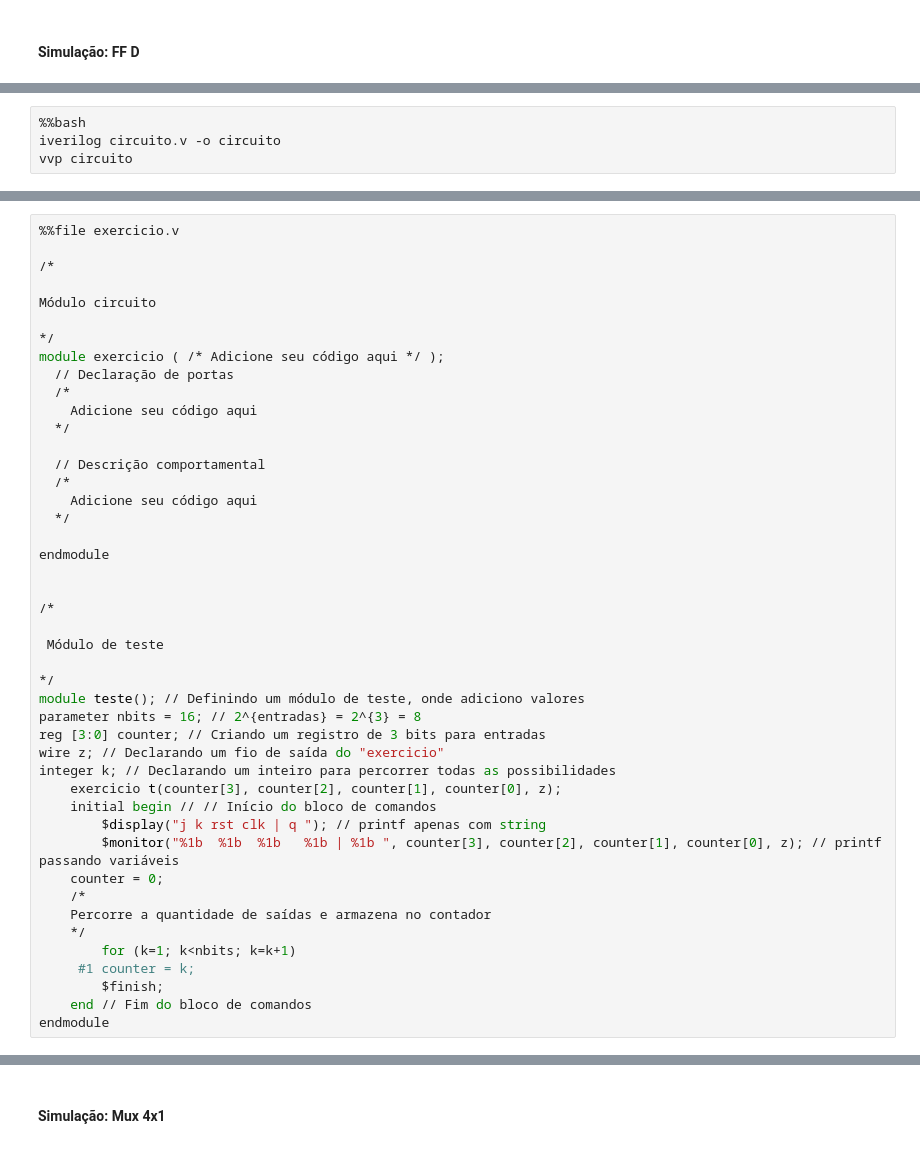
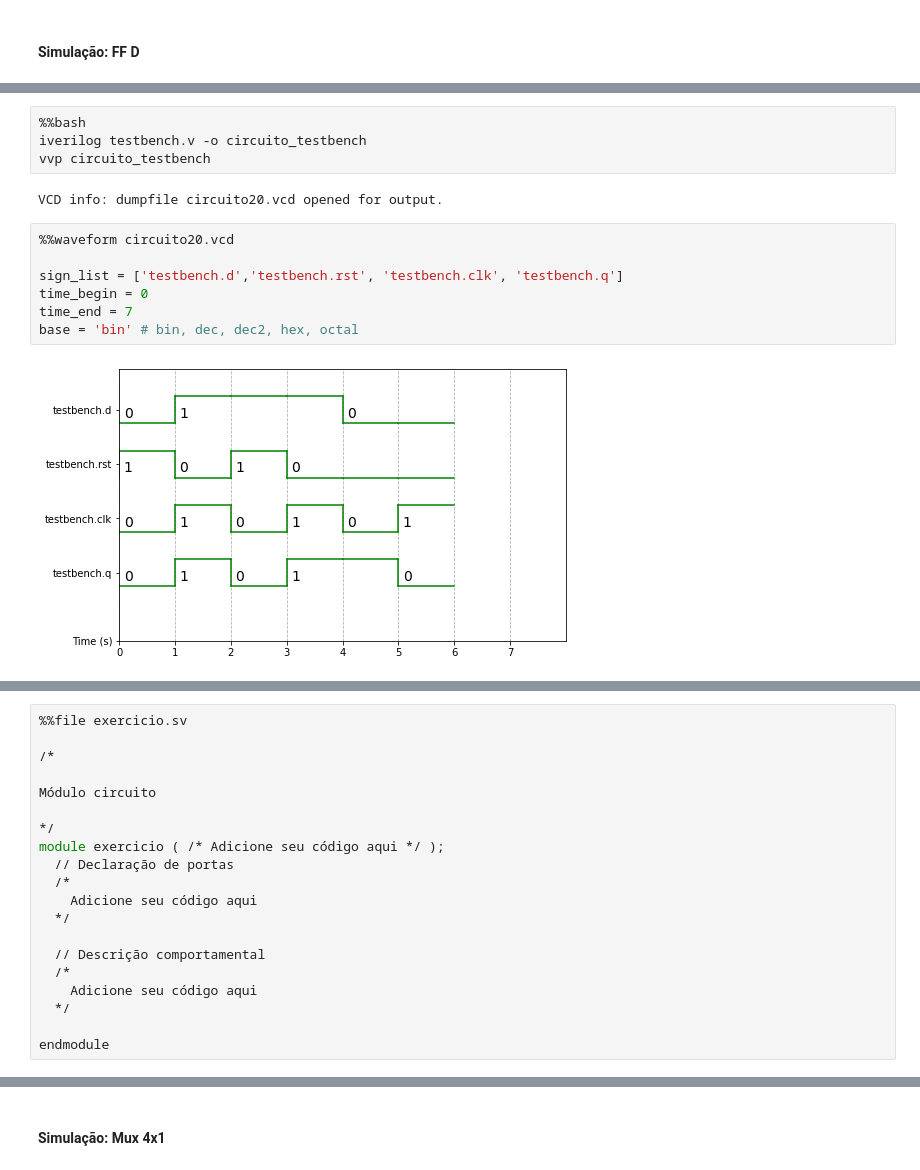
Before and after one commit to petrucior/verilog, a Jupyter notebook: verilog.ipynb, the cells around one changed output, grey strips where cells are left out. Drawn from its saved outputs; the diff is of its cells as text.

```diff
--- a/verilog.ipynb
+++ b/verilog.ipynb
@@ -2909,54 +2996,40 @@ endmodule
 # %%
 %%bash
-iverilog circuito.v -o circuito
-vvp circuito
+iverilog testbench.v -o circuito_testbench
+vvp circuito_testbench
+# %% [output]
+VCD info: dumpfile circuito20.vcd opened for output.
+# %%
+%%waveform circuito20.vcd
+
+sign_list = ['testbench.d','testbench.rst', 'testbench.clk', 'testbench.q']
+time_begin = 0
+time_end = 7
+base = 'bin' # bin, dec, dec2, hex, octal
+# %% [output]
+[figure, added]
 # %% [markdown]
 #### Exercício
 Descreva um Flip-Flop JK com entrada de reset em Verilog utilizando a **abordagem comportamental**. O Flip-Flop é sensível as bordas de descida, tanto do reset como do relógio. O reset é assíncrono, ou seja, tem prioridade em cima do relógio.
 
 ![ff jk](https://wiki.ifsc.edu.br/mediawiki/images/d/d4/FFjk03.png)
-# %%
-%%file exercicio.v
-
-/*
-
-Módulo circuito
-
-*/
-module exercicio ( /* Adicione seu código aqui */ );
-  // Declaração de portas
-  /*
-    Adicione seu código aqui
-  */
-
-  // Descrição comportamental
-  /*
-    Adicione seu código aqui
-  */
-
-endmodule
-
-
-/*
-
- Módulo de teste
-
-*/
-module teste(); // Definindo um módulo de teste, onde adiciono valores
-parameter nbits = 16; // 2^{entradas} = 2^{3} = 8
-reg [3:0] counter; // Criando um registro de 3 bits para entradas
-wire z; // Declarando um fio de saída do "exercicio"
-integer k; // Declarando um inteiro para percorrer todas as possibilidades
-	exercicio t(counter[3], counter[2], counter[1], counter[0], z);
-	initial begin // // Início do bloco de comandos
-		$display("j k rst clk | q "); // printf apenas com string
-		$monitor("%1b  %1b  %1b   %1b | %1b ", counter[3], counter[2], counter[1], counter[0], z); // printf passando variáveis
-    counter = 0;
-    /*
-    Percorre a quantidade de saídas e armazena no contador
-    */
-		for (k=1; k<nbits; k=k+1)
-     #1 counter = k;
-		$finish;
-	end // Fim do bloco de comandos
-endmodule
+# %%
+%%file exercicio.sv
+
+/*
+
+Módulo circuito
+
+*/
+module exercicio ( /* Adicione seu código aqui */ );
+  // Declaração de portas
+  /*
+    Adicione seu código aqui
+  */
+
+  // Descrição comportamental
+  /*
+    Adicione seu código aqui
+  */
+
+endmodule
```
Also changed, not shown: parts of 38 cells of this notebook.
